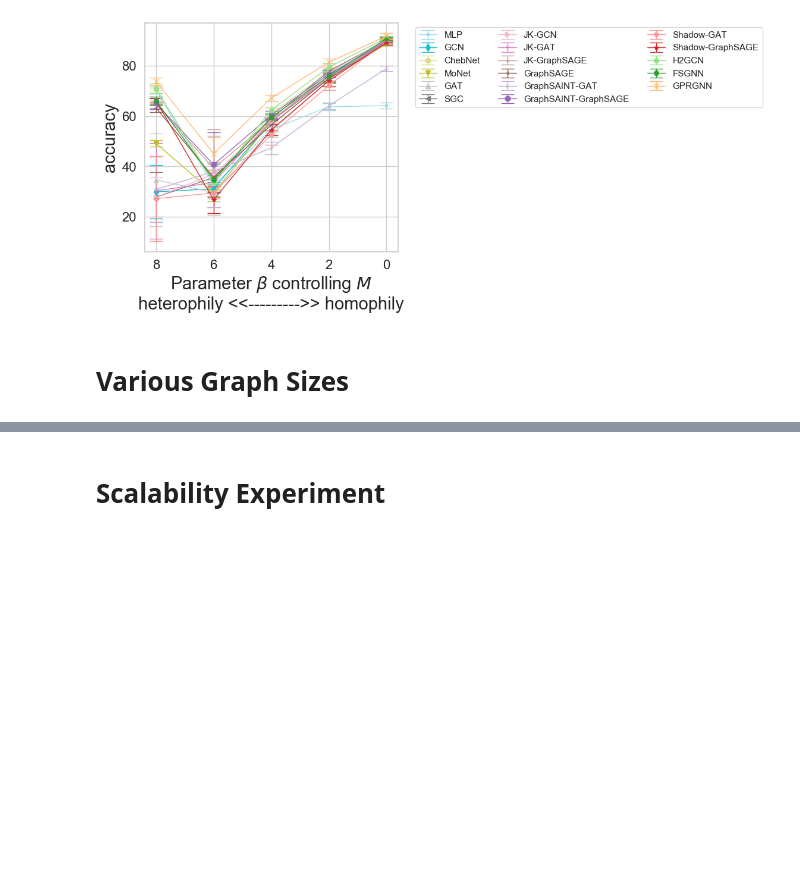
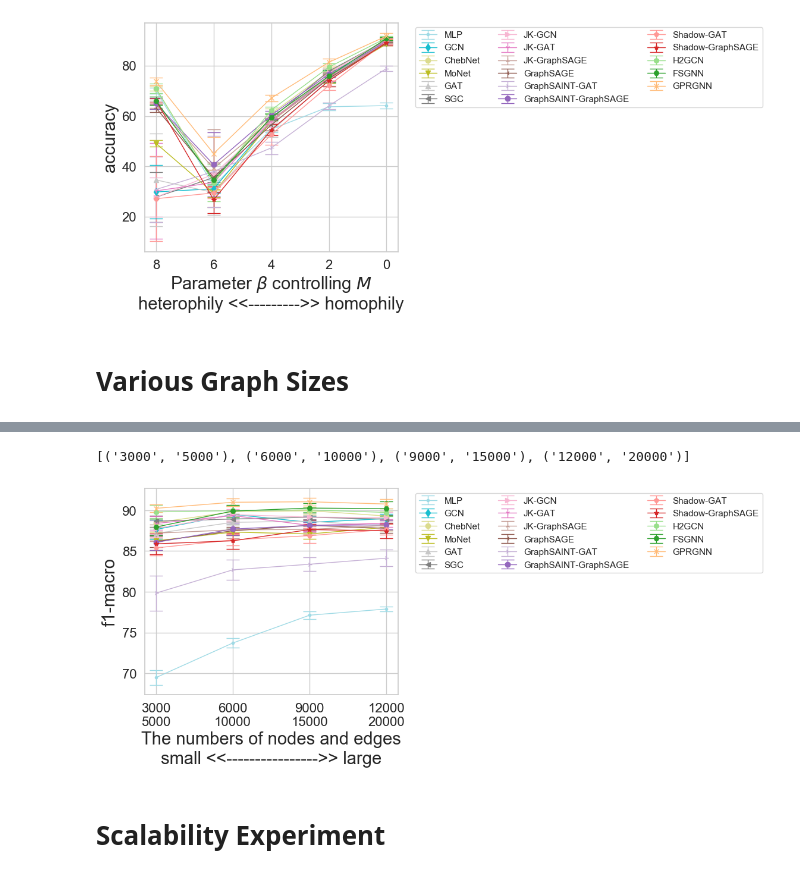
Before and after one commit to seijimaekawa/empirical-study-of-GNNs, a Jupyter notebook: notebooks/supplementary.ipynb, the cells around one changed output, grey strips where cells are left out. Cells and saved outputs as stored; diff of their text form; code cells hidden in the pictures; blank space fills up the shorter version.

```diff
--- a/notebooks/supplementary.ipynb
+++ b/notebooks/supplementary.ipynb
@@ -194,7 +194,7 @@ x_list ['8', '6', '4', '2', '0']
 # %%
 exp = "scalability_node_edge"
 split = "supervised"
-result_path = f"{path_result}result_{exp}_{split}.csv"
+result_path = f"{path_result}result_{exp}_{split}8.csv"
 
 df_scalability_node_edge = pd.read_csv(result_path)
 print(df_scalability_node_edge.shape)
@@ -203,6 +211,6 @@ df_scalability_node_edge.head()[["dataset", "net", "test_f1_macro_mean",
 # %%
 base_dataset = "cora"
-metric = "test_f1_macro"
+metric = "test_acc"
 ylabel = 'f1-macro'
 xlabel = "The numbers of nodes and edges\nsmall <<---------------->> large"
 dataframe = df_scalability_node_edge
@@ -235,33 +243,36 @@ for i, method in enumerate(methods):
   for x in x_list:
     tmp_filtered = tmp[tmp["dataset"].str.contains(f"GenCAT_{base_dataset}_{x[0]}_{x[1]}")]
     if len(tmp_filtered)>0:
       test_f1_macro_mean = (tmp_filtered[f"{metric}_mean"] *
           tmp_filtered["RPMAX"].astype(int)).sum() / (len(tmp_filtered) * tmp_filtered.head(1)["RPMAX"].astype(int).values[0])
       test_f1_macro_std = (tmp_filtered[f"{metric}_std"] *
                   tmp_filtered["RPMAX"].astype(int)).sum() / (len(tmp_filtered) * tmp_filtered.head(1)["RPMAX"].astype(int).values[0])
       if test_f1_macro_mean==0:
         test_f1_macro_mean = np.nan
     else:
       test_f1_macro_mean = np.nan
       test_f1_macro_std = np.nan
     test_f1_macro_mean_list.append(test_f1_macro_mean)
     test_f1_macro_std_list.append(test_f1_macro_std)
   x_list_ = [f"{x_[0]}\n{x_[1]}" for x_ in x_list]
   ax.errorbar(
       x_list_,
       test_f1_macro_mean_list,
       yerr=test_f1_macro_std_list,
       marker=markers[i],
       label=method,
       capthick=1,
       capsize=8,
       lw=1,
       color=colors[i])
 ax.legend(ncol=3, bbox_to_anchor=(1.05, 1.0), loc='upper left')
 ax.tick_params(labelsize=16)
 ax.set_xlabel(xlabel,fontsize=21)
 ax.set_ylabel(ylabel,fontsize=21)
 plt.show()
+# %% [output]
+[('3000', '5000'), ('6000', '10000'), ('9000', '15000'), ('12000', '20000')]
+[figure, added]
 # %% [markdown]
 # Scalability Experiment
 # %% [markdown]
```
Also changed, not shown: parts of 1 cell of this notebook, 1 other file.
